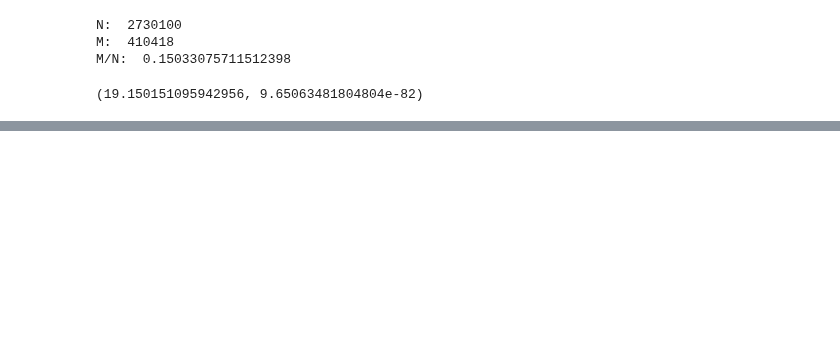
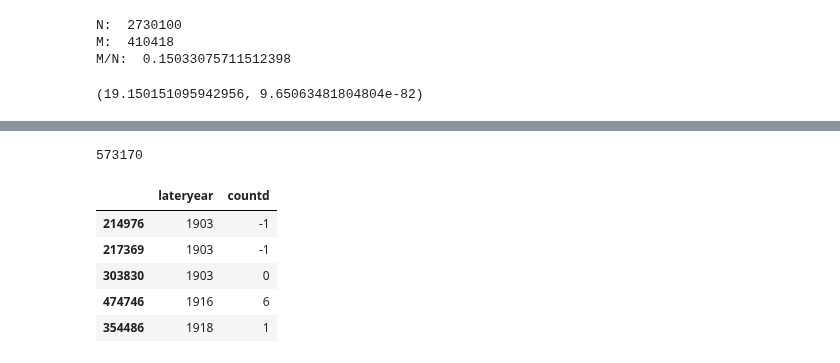
Before and after one commit to therobinkay/firstmover, a Jupyter notebook: main.ipynb, the cells around one changed output, grey strips where cells are left out. Cells and saved outputs as stored; diff of their text form; code cells hidden in the pictures; blank space fills up the shorter version.

```diff
--- a/main.ipynb
+++ b/main.ipynb
@@ -228,0 +360,13 @@ print(pg.compute_effsize(mlist, fmlist, paired=True, eftype='hedges'))
+# %%
+simp = simp[['lateryear', 'countd']].sort_values(by=['lateryear', 'countd'])
+
+print(len(simp))
+simp.head()
+# %% [output]
+573170
+|  | lateryear | countd |
+| 214976 | 1903 | -1 |
+| 217369 | 1903 | -1 |
+| 303830 | 1903 | 0 |
+| 474746 | 1916 | 6 |
+| 354486 | 1918 | 1 |
```
Also changed, not shown: parts of 29 cells of this notebook.
